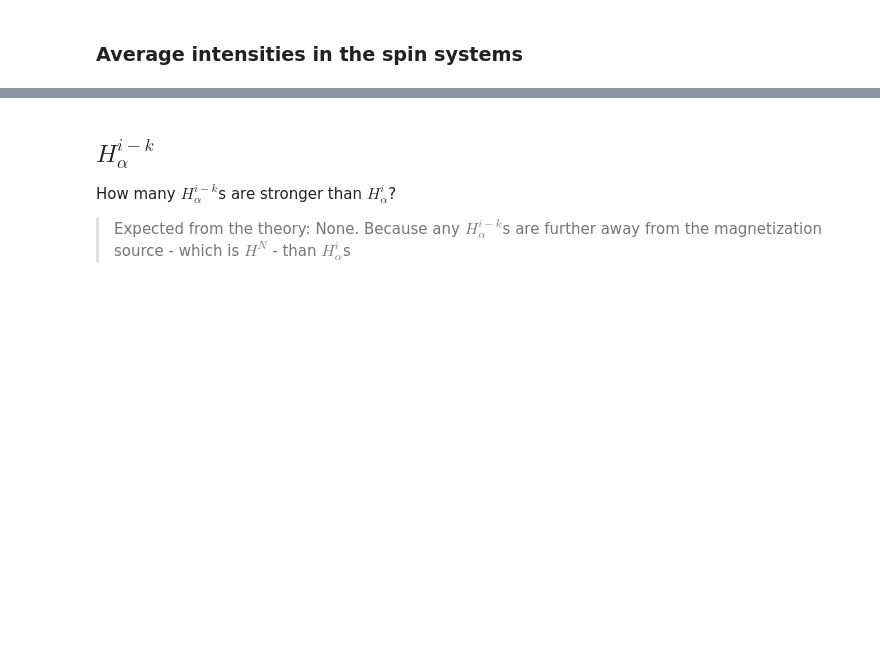
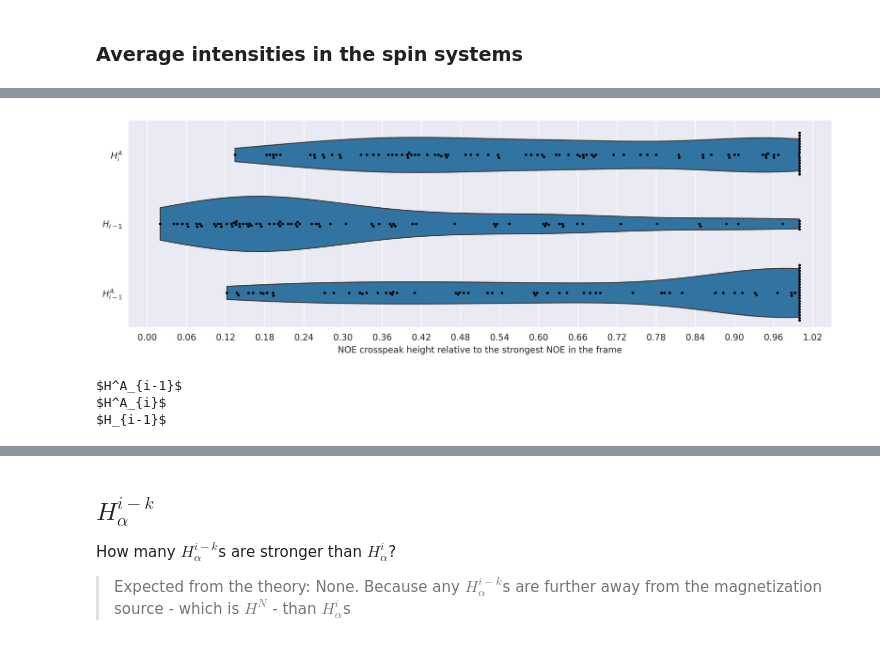
Before and after one commit to AI-ffinity/3d-noesy, a Jupyter notebook: main.ipynb, the cells around one changed output, grey strips where cells are left out. Saved outputs shown, nothing was run; the diff lists cells and outputs as text; code cells hidden in the pictures; blank space fills up the shorter version.

```diff
--- a/main.ipynb
+++ b/main.ipynb
@@ -132,2 +173,9 @@ df.res.unique().shape
 # %% [markdown]
 ### Average intensities in the spin systems
+# %%
+dff = df[['res', 'atom_type_pos', 'height']]
+mean_height = df[['res', 'height']].groupby('res').transform('max')
+dff.loc[:, 'height'] = dff['height'].astype('float')
+dff.loc[:,'height'] = dff['height'].astype('float64') / mean_height['height'].astype('float64')
+
+dff
@@ -133,0 +196,19 @@ df.res.unique().shape
+# %%
+dff_to_plot = dff.loc[df['atom_type_pos'].isin(["H_i-1", "HA_i-1", "HA_i"])][['res', 'height', 'atom_type_pos']]
+dff_to_plot['atom_type_pos'] = dff_to_plot['atom_type_pos'].replace({'H_i-1': '$H_{i-1}$', 'HA_i-1': '$H^A_{i-1}$', 'HA_i': '$H^A_{i}$'})
+# %%
+gf = sns.catplot(data=dff_to_plot, x="height", y="atom_type_pos", kind="violin", inner=None, aspect=3, height=4, cut=0)
+sns.swarmplot(data=dff_to_plot, x="height", y="atom_type_pos", color="k", size=3, ax=gf.ax)
+gf.ax.xaxis.set_major_locator(plt.MaxNLocator(20))
+
+plt.ylabel(None)
+plt.xlabel("NOE crosspeak height relative to the strongest NOE in the frame");
+# %% [output]
+[figure, added]
+# %%
+for k, g in dff_groups:
+    print(k)
+# %% [output]
+$H^A_{i-1}$
+$H^A_{i}$
+$H_{i-1}$
```
Also changed, not shown: parts of 15 cells of this notebook.
